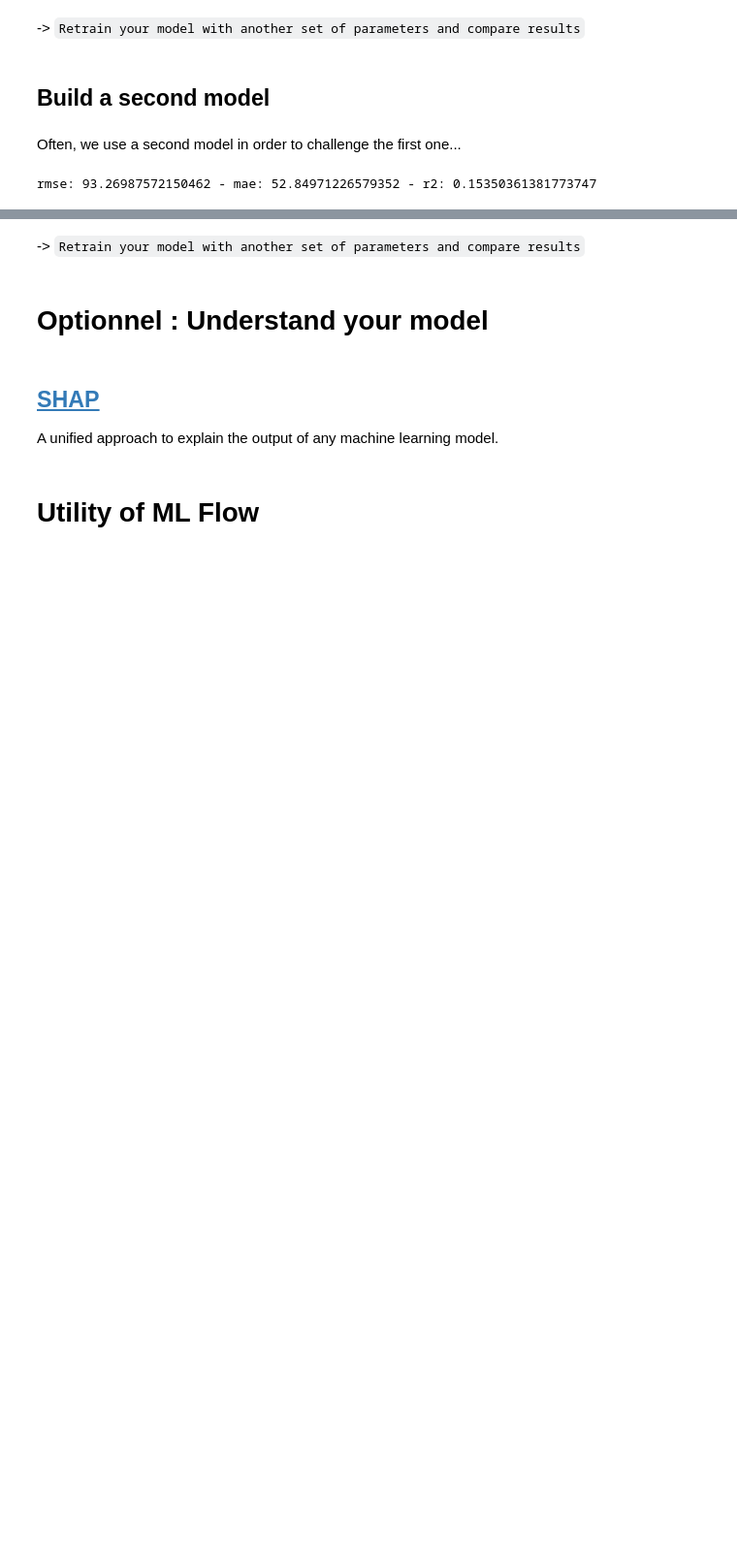
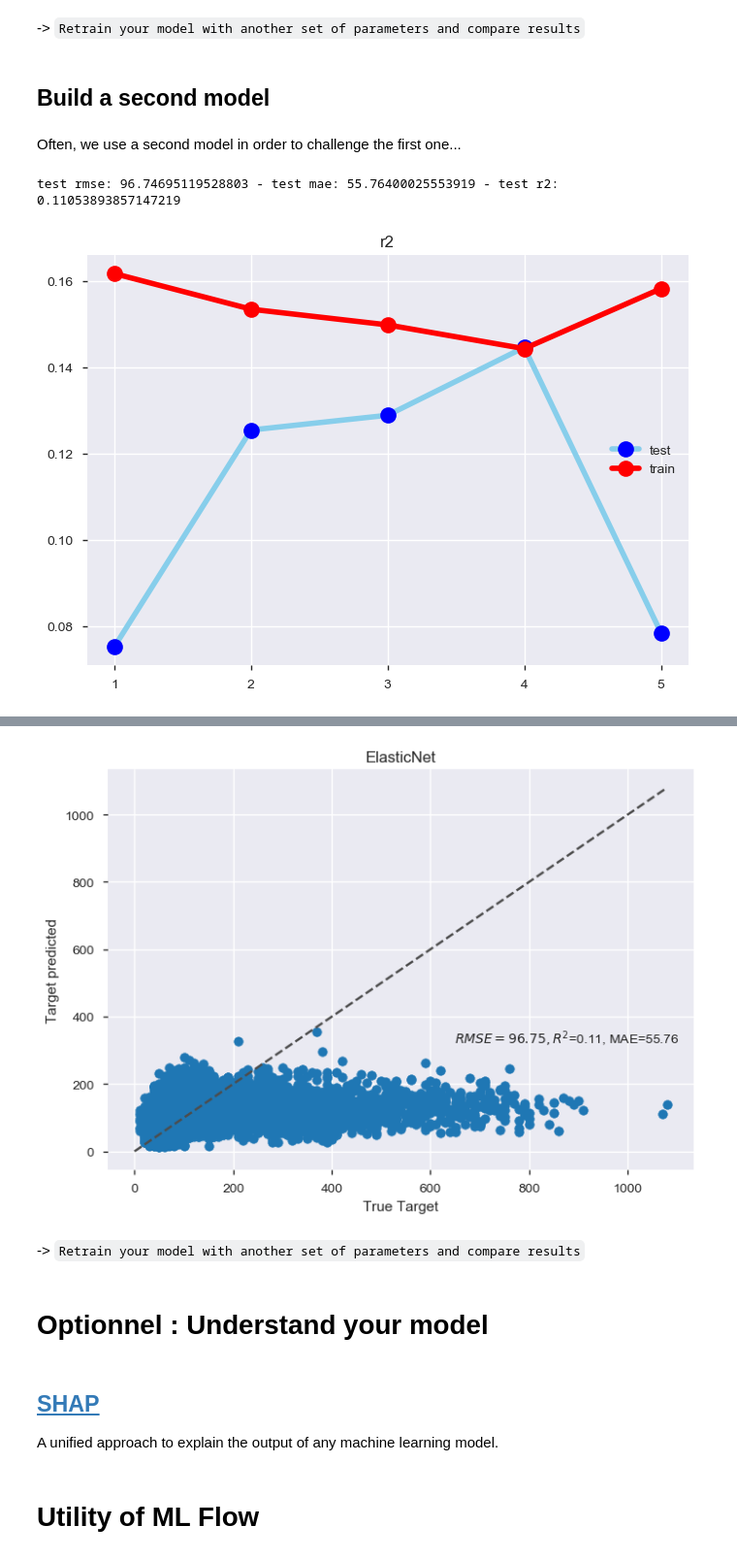
Before and after one commit to thomasOpenvalue/workshop-mlflow, a Jupyter notebook: train.ipynb, the cells around one changed output, grey strips where cells are left out. Shown at 97% size. Drawn from its saved outputs; the diff is of its cells as text; code cells hidden in the pictures; blank space fills up the shorter version.

```diff
--- a/train.ipynb
+++ b/train.ipynb
@@ -204,19 +223,21 @@ Often, we use a second model in order to challenge the first one...
 # %%
 from sklearn.linear_model import ElasticNet
 from sklearn.preprocessing import QuantileTransformer, quantile_transform
 
 # Instantiate model
 en = ElasticNet(random_state=0, alpha=0.5, l1_ratio=0.2)
 
 # Train model
 model = cross_validate(en, X, y, scoring=scorings, cv=CV, n_jobs=-1, return_train_score=True)
-print(model)
+print('test rmse: {} - test mae: {} - test r2: {}'.format(*cv_eval_metrics(model)))
 
 # Plot Cross val
-plot_cv_results("r2", model)
+metric_to_plot = "r2"
+plot_cv_results(metric_to_plot, model)
 
 # Make prediction
 y_pred = cross_val_predict(en, X, y, cv=CV, n_jobs=-1, verbose=1)
 scatter_plot_result(y, y_pred, 'ElasticNet')
 # %% [output]
-rmse: 93.26987572150462 - mae: 52.84971226579352 - r2: 0.15350361381773747
+test rmse: 96.74695119528803 - test mae: 55.76400025553919 - test r2: 0.11053893857147219
+[figure, added]
@@ -223,3 +246,4 @@ rmse: 93.26987572150462 - mae: 52.84971226579352 - r2: 0.15350361381773747
+[figure, added]
 # %% [markdown]
 -> `Retrain your model with another set of parameters and compare results`
 # %% [markdown]
```
Also changed, not shown: parts of 8 cells of this notebook.
